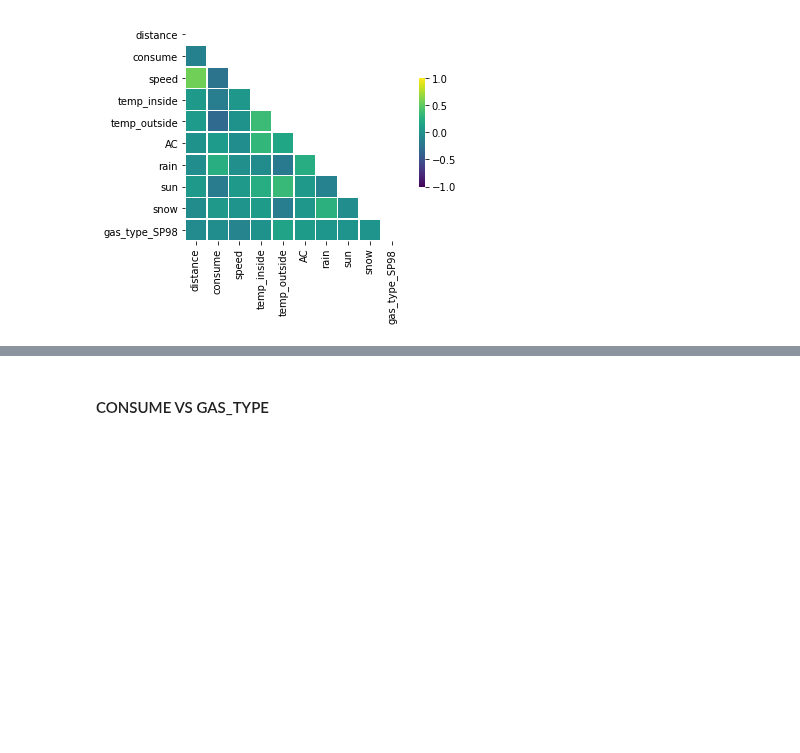
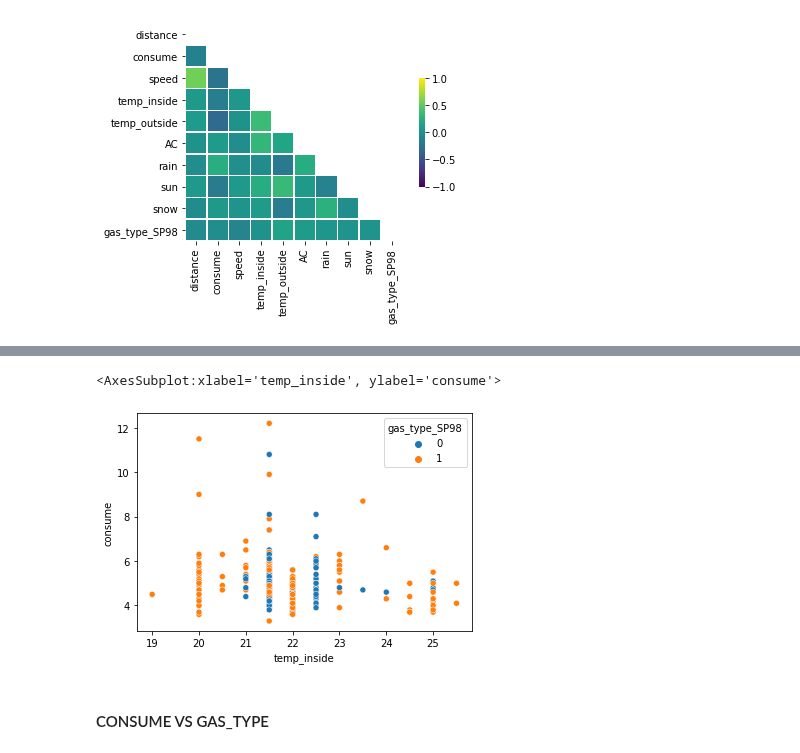
Before and after one commit to VictorRodriguezIronhack/reto_data, a Jupyter notebook: consume.ipynb, the cells around one changed output, grey strips where cells are left out. Cells and saved outputs as stored; diff of their text form; code cells hidden in the pictures; blank space fills up the shorter version.

```diff
--- a/consume.ipynb
+++ b/consume.ipynb
@@ -109,3 +126,8 @@ sns.heatmap(corr_matrix,
+# %%
+sns.scatterplot(x=consume_data.temp_inside, y=consume_data.consume, hue=consume_data.gas_type_SP98)
+# %% [output]
+<AxesSubplot:xlabel='temp_inside', ylabel='consume'>
+[figure, added]
 # %% [markdown]
 #### CONSUME VS GAS_TYPE
 # %%
```
Also changed, not shown: parts of 29 cells of this notebook.
